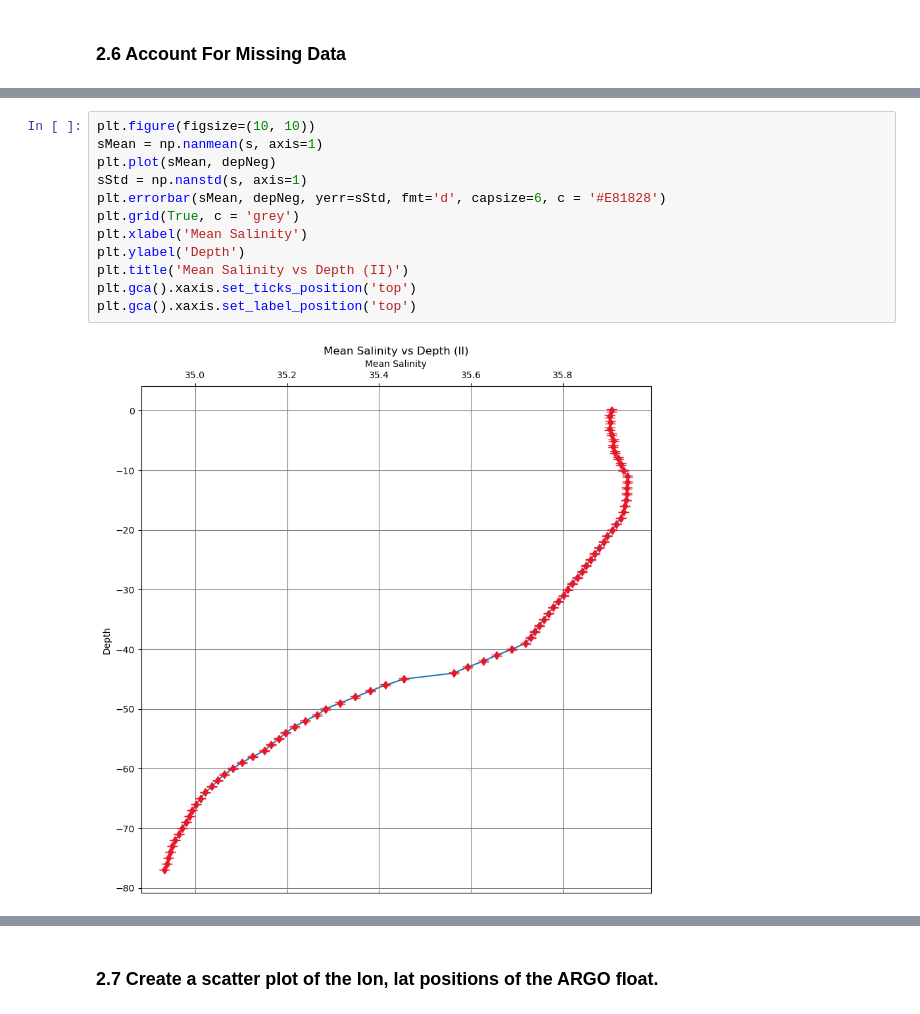
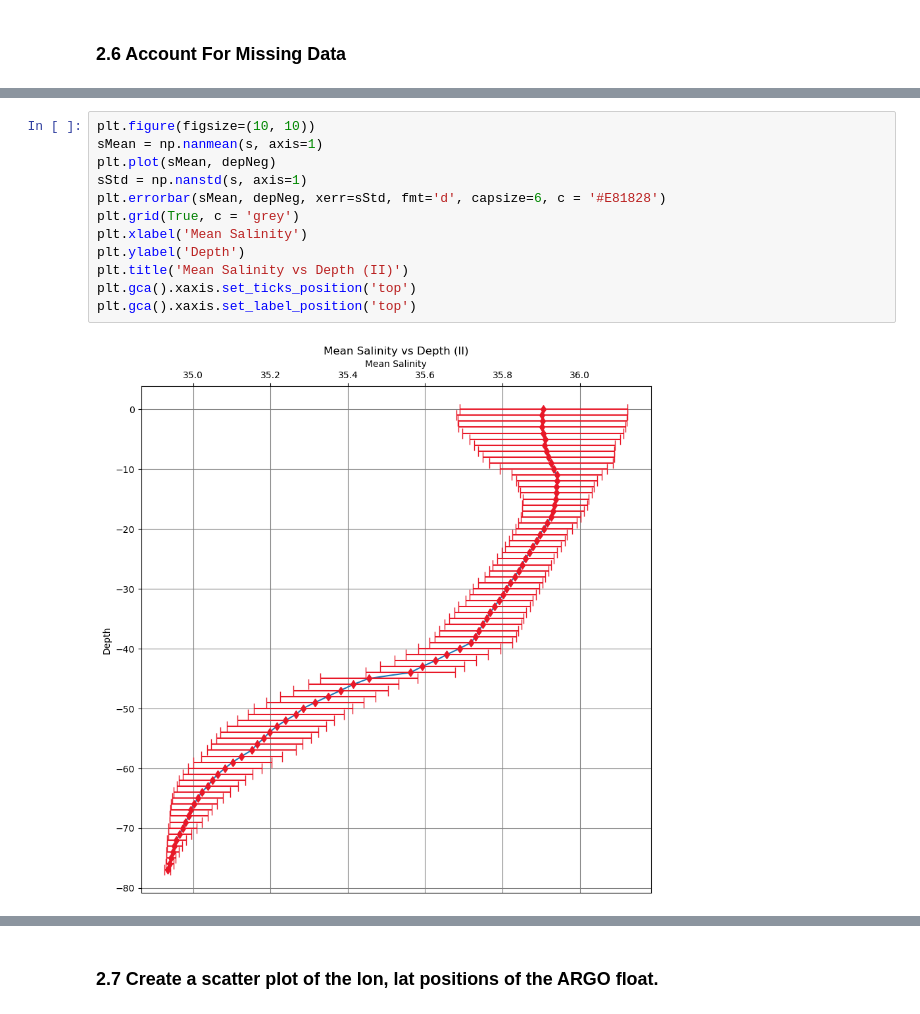
Before and after one commit to TrevorDurn/Assignments2, a Jupyter notebook: ThreeAssignment.ipynb, the cells around one changed output, grey strips where cells are left out. Drawn from its saved outputs; the diff is of its cells as text.

```diff
--- a/ThreeAssignment.ipynb
+++ b/ThreeAssignment.ipynb
@@ -339,17 +339,17 @@ plt.gca().xaxis.set_label_position('top')
 # %%
 plt.figure(figsize=(10, 10))
 sMean = np.nanmean(s, axis=1)
 plt.plot(sMean, depNeg)
 sStd = np.nanstd(s, axis=1)
-plt.errorbar(sMean, depNeg, yerr=sStd, fmt='d', capsize=6, c = '#E81828')
+plt.errorbar(sMean, depNeg, xerr=sStd, fmt='d', capsize=6, c = '#E81828')
 plt.grid(True, c = 'grey')
 plt.xlabel('Mean Salinity')
 plt.ylabel('Depth')
 plt.title('Mean Salinity vs Depth (II)')
 plt.gca().xaxis.set_ticks_position('top')
 plt.gca().xaxis.set_label_position('top')
 # %% [output]
-[figure, old version]
+[figure, new version]
 # %%
 plt.figure(figsize=(10, 10))
 pMean = np.nanmean(p, axis=1)
```
Also changed, not shown: parts of 6 cells of this notebook.
